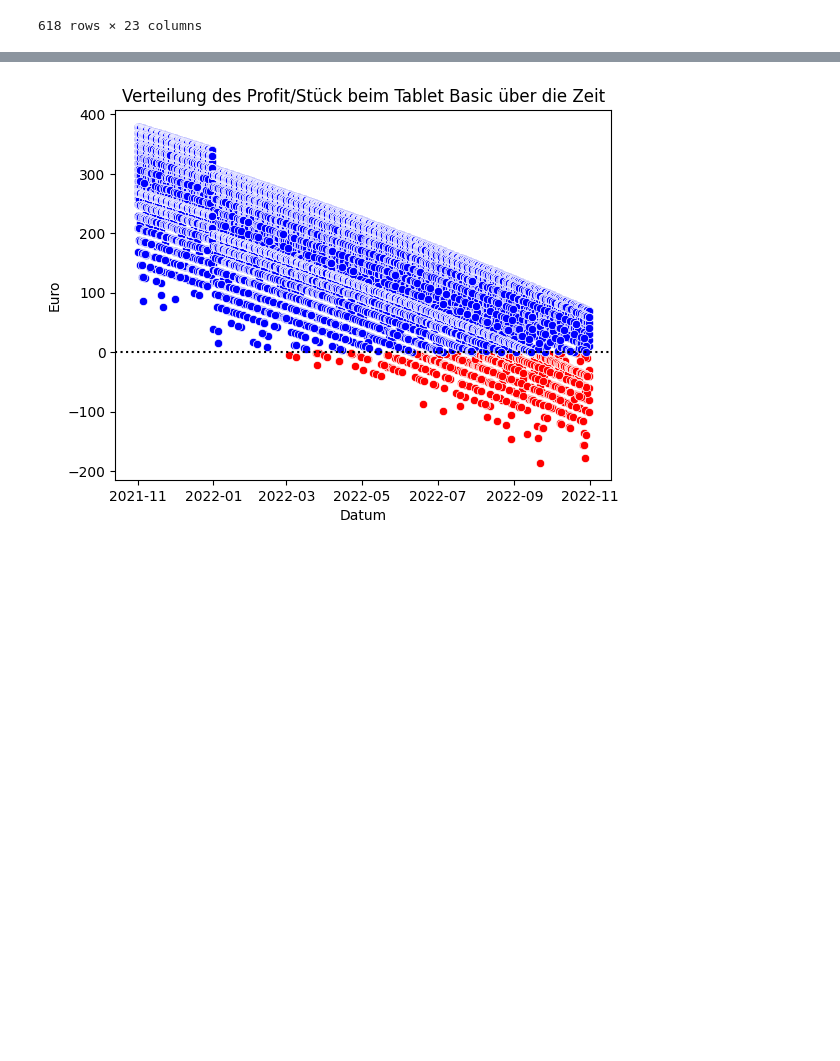
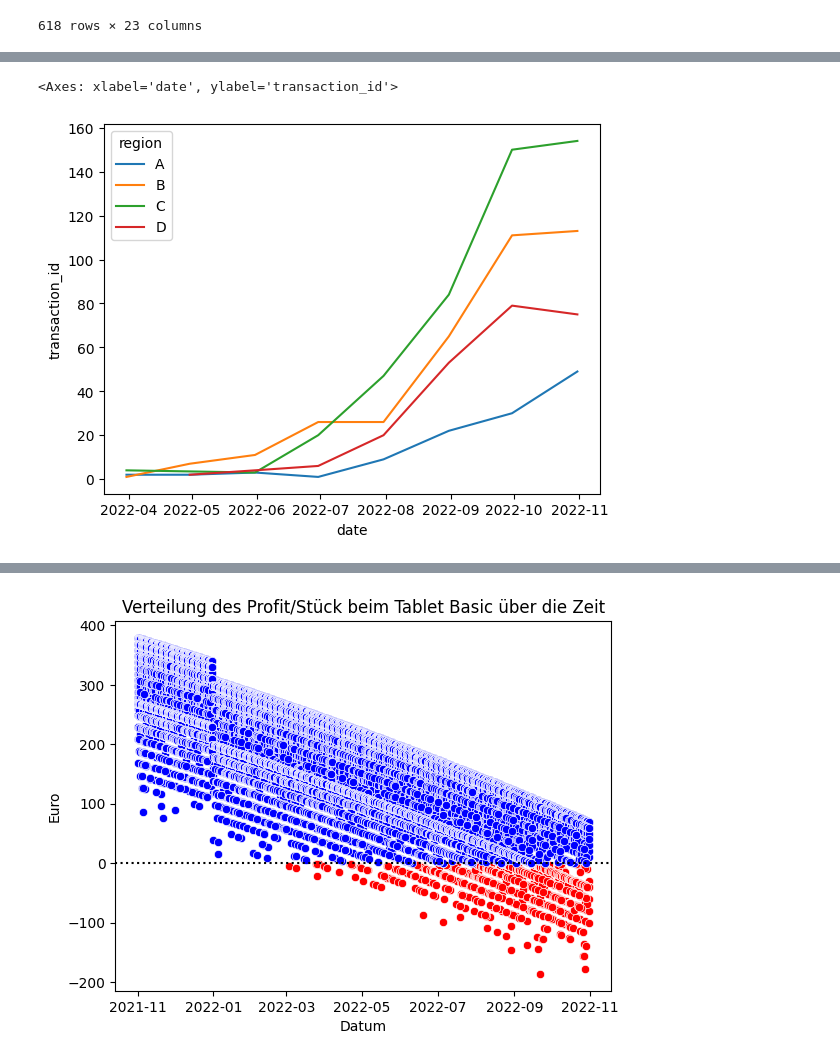
Before and after one commit to timstr97/business-analytics-case-study, a Jupyter notebook: sandbox/patrick/analyse_tabletbasic.ipynb, the cells around one changed output, grey strips where cells are left out. Cells and saved outputs as stored; diff of their text form; code cells hidden in the pictures; blank space fills up the shorter version.

```diff
--- a/sandbox/patrick/analyse_tabletbasic.ipynb
+++ b/sandbox/patrick/analyse_tabletbasic.ipynb
@@ -504,0 +550,6 @@ ax.set(title="Verteilung der Transaktionen mit Verlust auf die Regionen", xlabel
+# %%
+df_basic_loss_regions = df_basic_loss.groupby(["region", pd.Grouper(key="date", freq="1M")]).agg({"transaction_id": "count"})
+sns.lineplot(data=df_basic_loss_regions, x="date", y="transaction_id", hue="region")
+# %% [output]
+<Axes: xlabel='date', ylabel='transaction_id'>
+[figure, added]
```
Also changed, not shown: parts of 19 cells of this notebook.
